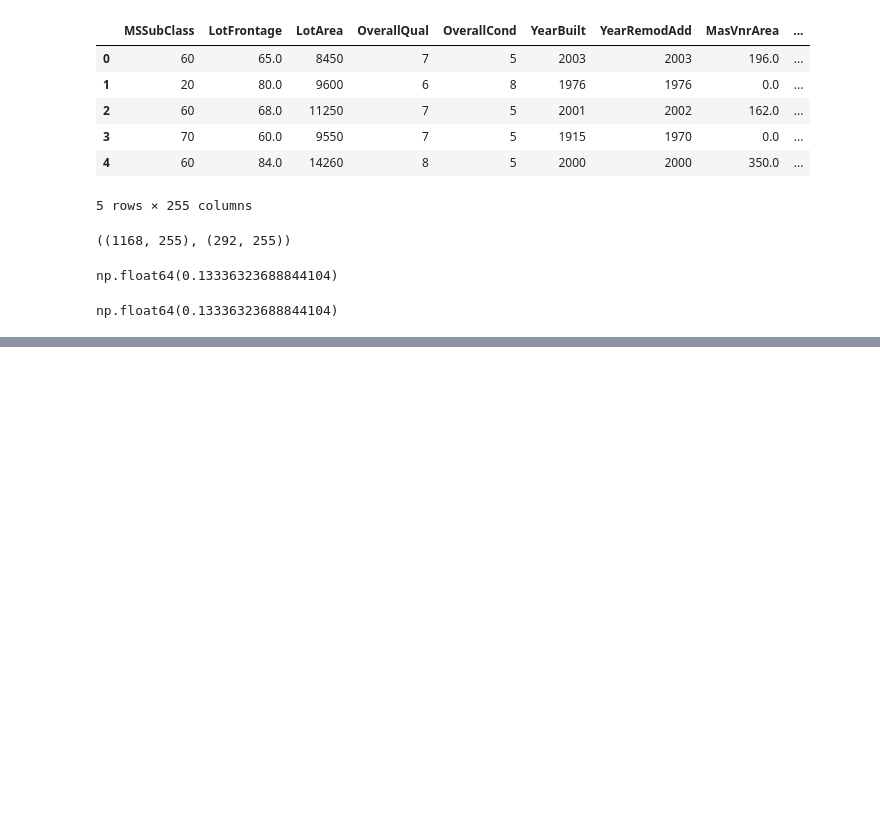
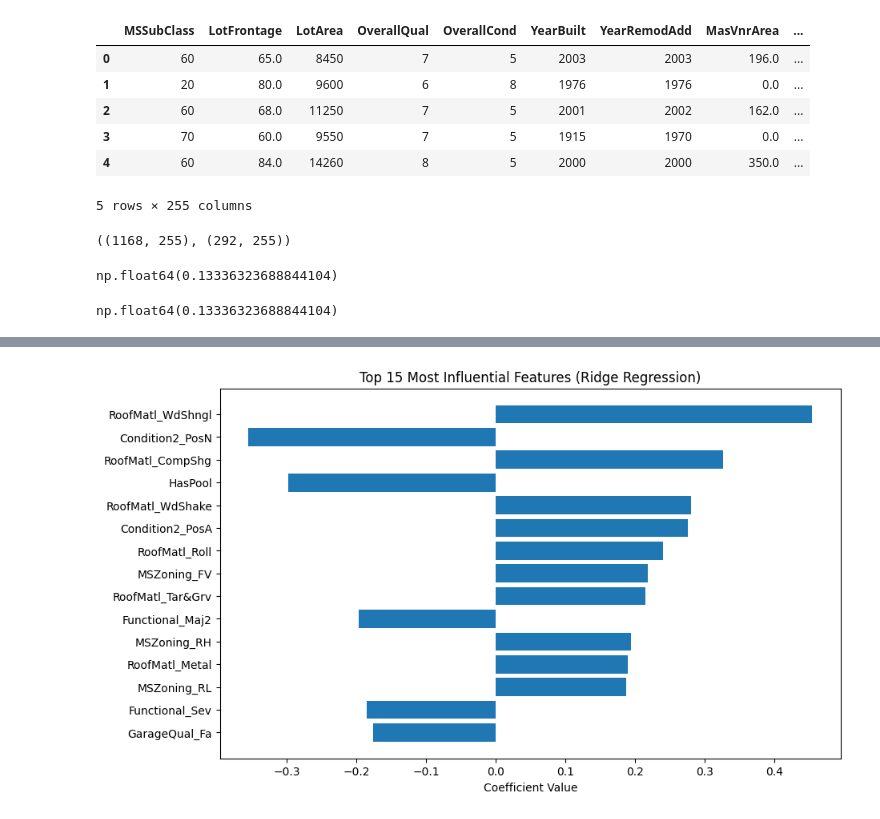
Before and after one commit to KingCK18/Housing-Price-Predictor, a Jupyter notebook: notebooks/1_EDA.ipynb, the cells around one changed output, grey strips where cells are left out. Saved outputs shown, nothing was run; the diff lists cells and outputs as text; code cells hidden in the pictures; blank space fills up the shorter version.

Commit message:
Added Interpretability Graphs and Tables

```diff
--- a/notebooks/1_EDA.ipynb
+++ b/notebooks/1_EDA.ipynb
@@ -251,3 +251,15 @@ ridge_rmse = np.sqrt(mean_squared_error(y_val, y_pred_ridge))
 ridge_rmse
 # %% [output]
 np.float64(0.13336323688844104)
+# %%
+# Extract coefficients from Ridge model
+coef_df = pd.DataFrame({
+    "Feature": X_train.columns,
+    "Coefficient": ridge.coef_
+})
+
+# Sort by absolute importance
+coef_df["AbsCoeff"] = coef_df["Coefficient"].abs()
+coef_df = coef_df.sort_values("AbsCoeff", ascending=False)
+
+coef_df.head(15)
@@ -253,0 +283,12 @@ np.float64(0.13336323688844104)
+# %%
+top_n = 15
+top_features = coef_df.head(top_n)
+
+plt.figure(figsize=(10,6))
+plt.barh(top_features["Feature"], top_features["Coefficient"])
+plt.gca().invert_yaxis()
+plt.title("Top 15 Most Influential Features (Ridge Regression)")
+plt.xlabel("Coefficient Value")
+plt.show()
+# %% [output]
+[figure, added]
```
Also changed, not shown: parts of 2 cells of this notebook.
